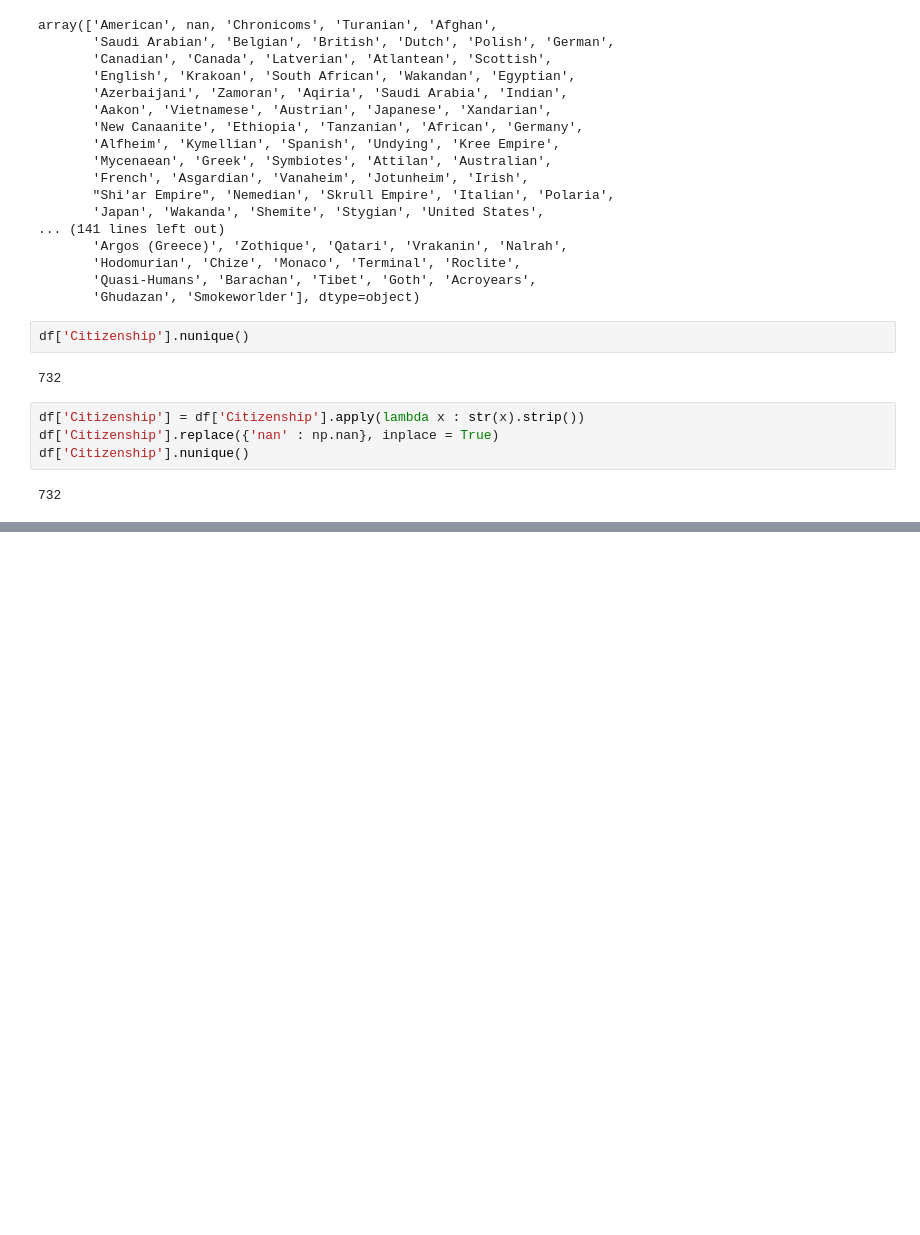
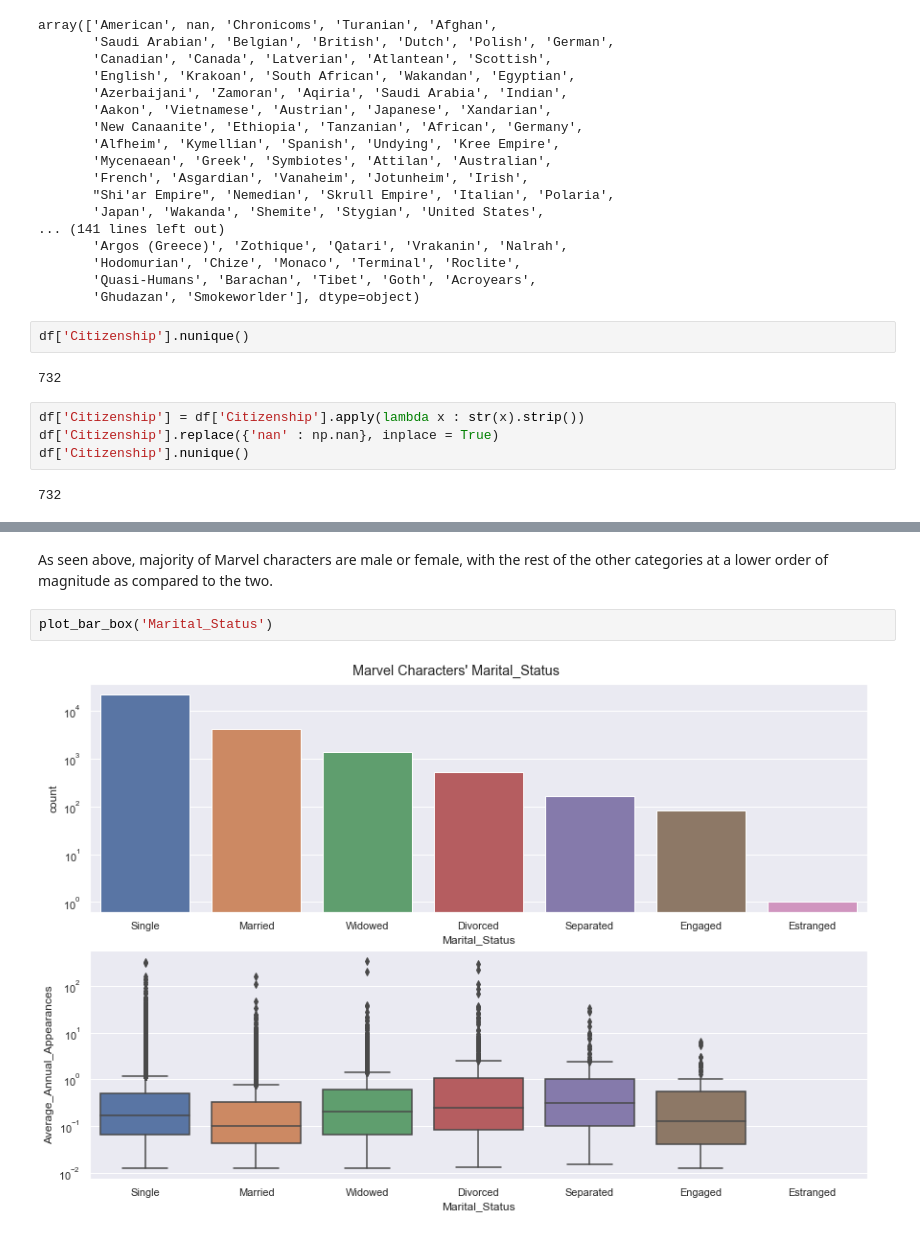
Before and after one commit to ArnelMalubay/Marvel-Predicting-Appearances, a Jupyter notebook: EDA.ipynb, the cells around one changed output, grey strips where cells are left out. Saved outputs shown, nothing was run; the diff lists cells and outputs as text; blank space fills up the shorter version.

```diff
--- a/EDA.ipynb
+++ b/EDA.ipynb
@@ -328,0 +409,6 @@ def plot_bar_box(cat):
+# %% [markdown]
+As seen above, majority of Marvel characters are male or female, with the rest of the other categories at a lower order of magnitude as compared to the two.
+# %%
+plot_bar_box('Marital_Status')
+# %% [output]
+[figure, added]
```
Also changed, not shown: parts of 77 cells of this notebook.
